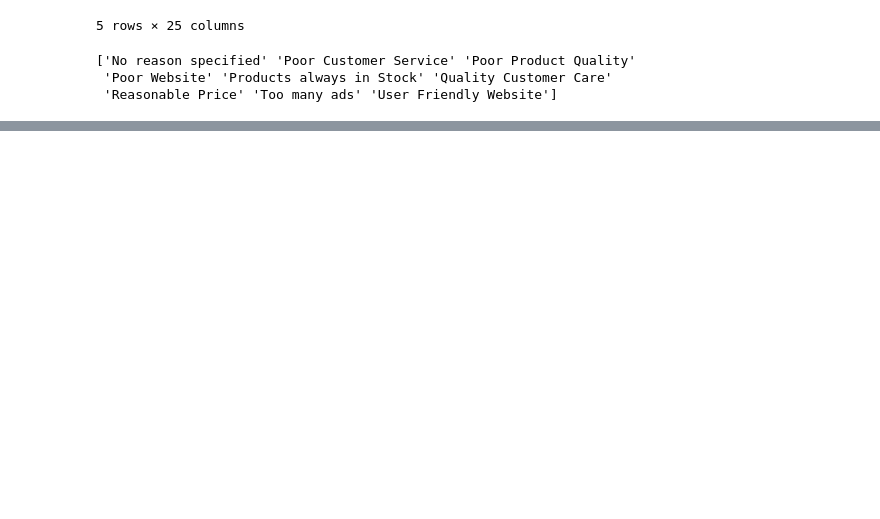
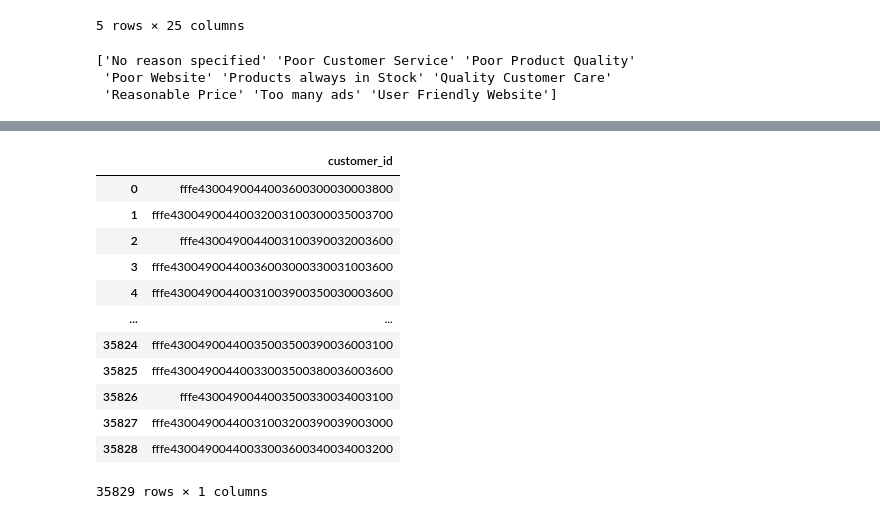
Before and after one commit to Ahsan-Ehtesham/Churn-Risk-Score-Prediction, a Jupyter notebook: Churn Risk Score Prediction.ipynb, the cells around one changed output, grey strips where cells are left out. Drawn from its saved outputs; the diff is of its cells as text; code cells hidden in the pictures; blank space fills up the shorter version.

```diff
--- a/Churn Risk Score Prediction.ipynb
+++ b/Churn Risk Score Prediction.ipynb
@@ -210,0 +265,17 @@ weighted avg       0.78      0.78      0.78      7166
+# %%
+cust_id = pd.DataFrame(dataset_train_encoded['customer_id'],columns=['customer_id'])
+cust_id
+# %% [output]
+|  | customer_id |
+| 0 | fffe4300490044003600300030003800 |
+| 1 | fffe43004900440032003100300035003700 |
+| 2 | fffe4300490044003100390032003600 |
+| 3 | fffe43004900440036003000330031003600 |
+| 4 | fffe43004900440031003900350030003600 |
+| ... | ... |
+| 35824 | fffe43004900440035003500390036003100 |
+| 35825 | fffe43004900440033003500380036003600 |
+| 35826 | fffe4300490044003500330034003100 |
+| 35827 | fffe43004900440031003200390039003000 |
+| 35828 | fffe43004900440033003600340034003200 |
+35829 rows × 1 columns
```
Also changed, not shown: parts of 12 cells of this notebook, 1 other file.
